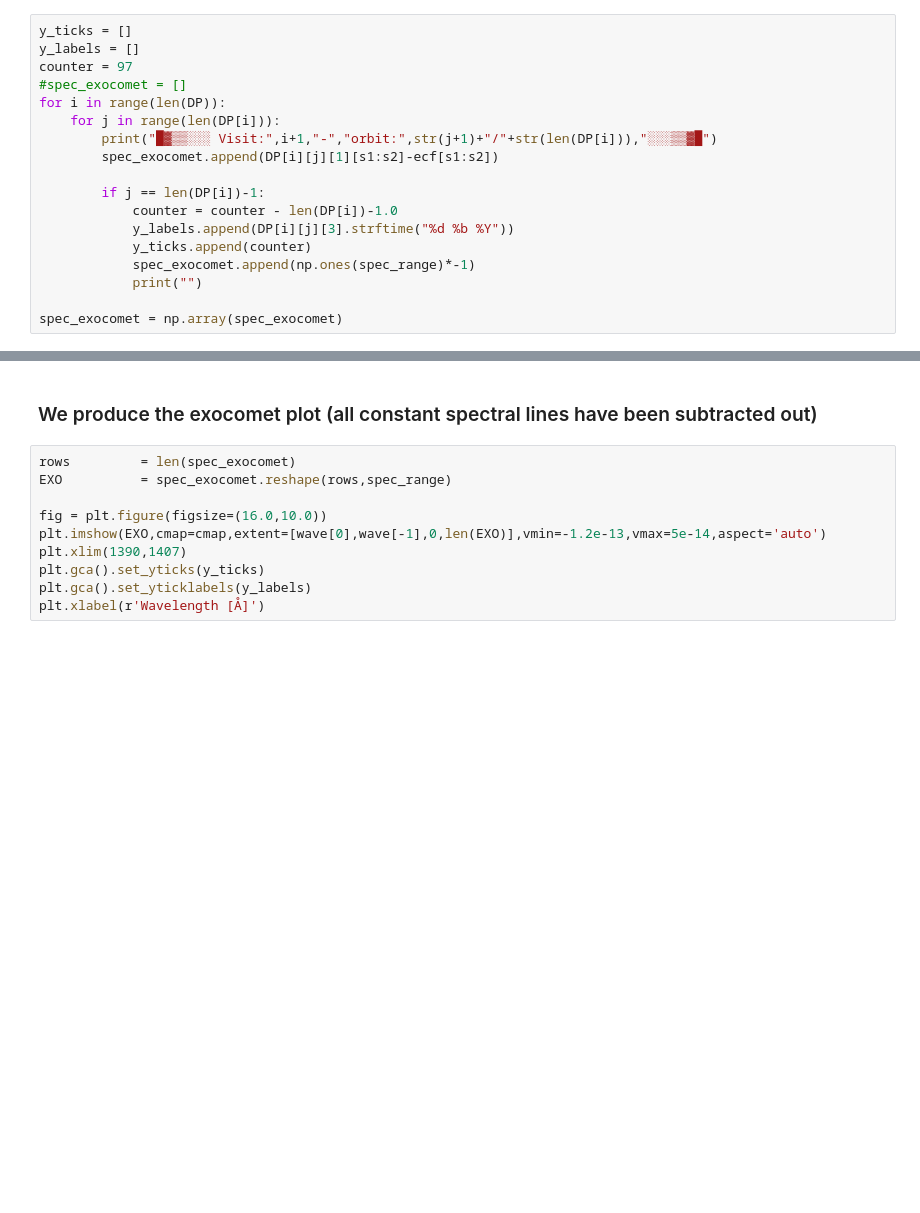
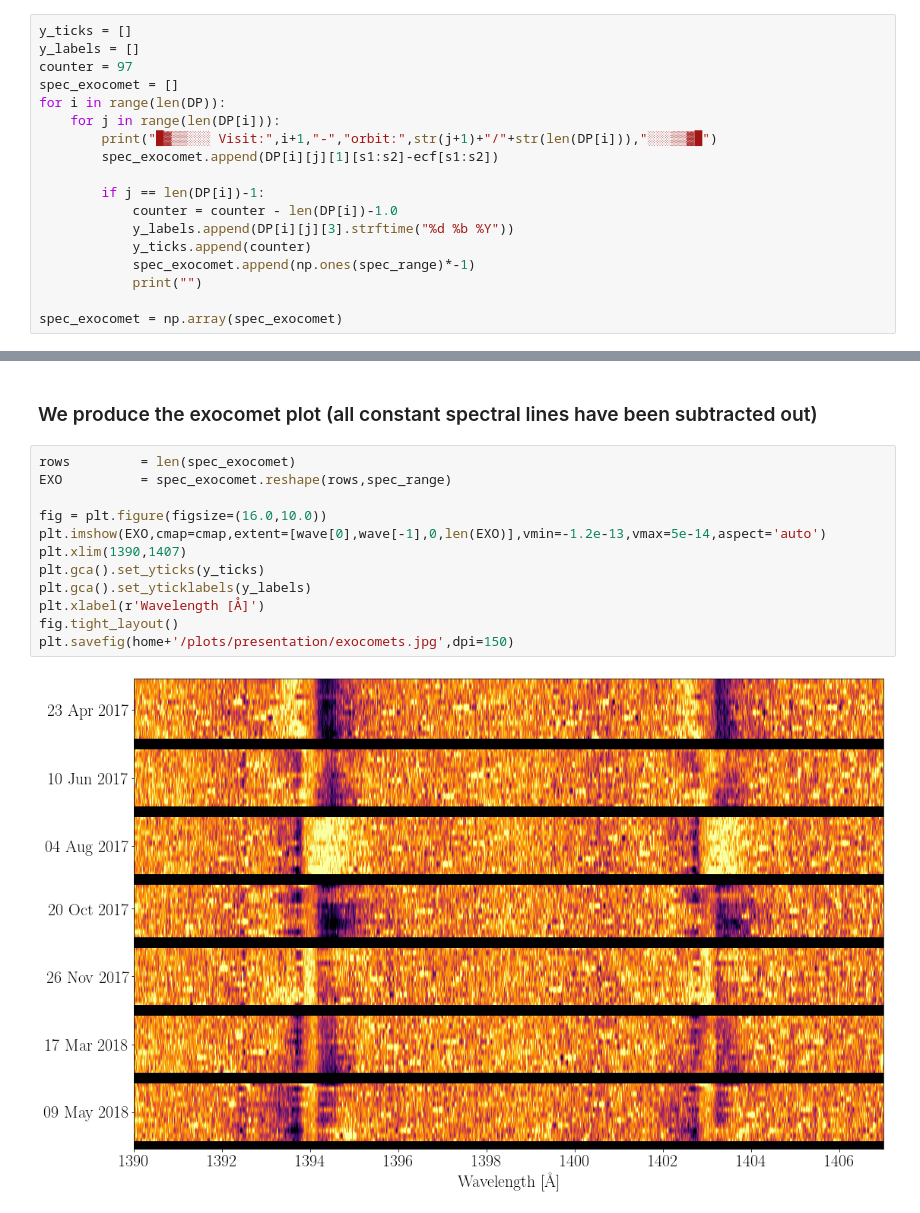
Before and after one commit to bdrdavies/exocomets, a Jupyter notebook: notebooks/exocomet_free_spectrum.ipynb, the cells around one changed output, grey strips where cells are left out. Cells and saved outputs as stored; diff of their text form; blank space fills up the shorter version.

```diff
--- a/notebooks/exocomet_free_spectrum.ipynb
+++ b/notebooks/exocomet_free_spectrum.ipynb
@@ -206,7 +206,7 @@ Text(0.5, 0, 'Wavelength [\\AA]')
 y_ticks = []
 y_labels = []
 counter = 97
-#spec_exocomet = []
+spec_exocomet = []
 for i in range(len(DP)):
     for j in range(len(DP[i])):
         print("█▓▒▒░░░ Visit:",i+1,"-","orbit:",str(j+1)+"/"+str(len(DP[i])),"░░░▒▒▓█")
@@ -228,10 +243,14 @@ NameError: name 'spec_exocomet' is not defined
 # %%
 rows         = len(spec_exocomet)
 EXO          = spec_exocomet.reshape(rows,spec_range)
 
 fig = plt.figure(figsize=(16.0,10.0))
 plt.imshow(EXO,cmap=cmap,extent=[wave[0],wave[-1],0,len(EXO)],vmin=-1.2e-13,vmax=5e-14,aspect='auto')
 plt.xlim(1390,1407)
 plt.gca().set_yticks(y_ticks)
 plt.gca().set_yticklabels(y_labels)
 plt.xlabel(r'Wavelength [Å]')
+fig.tight_layout()
+plt.savefig(home+'/plots/presentation/exocomets.jpg',dpi=150)
+# %% [output]
+[figure, added]
```
Also changed, not shown: parts of 5 cells of this notebook.
